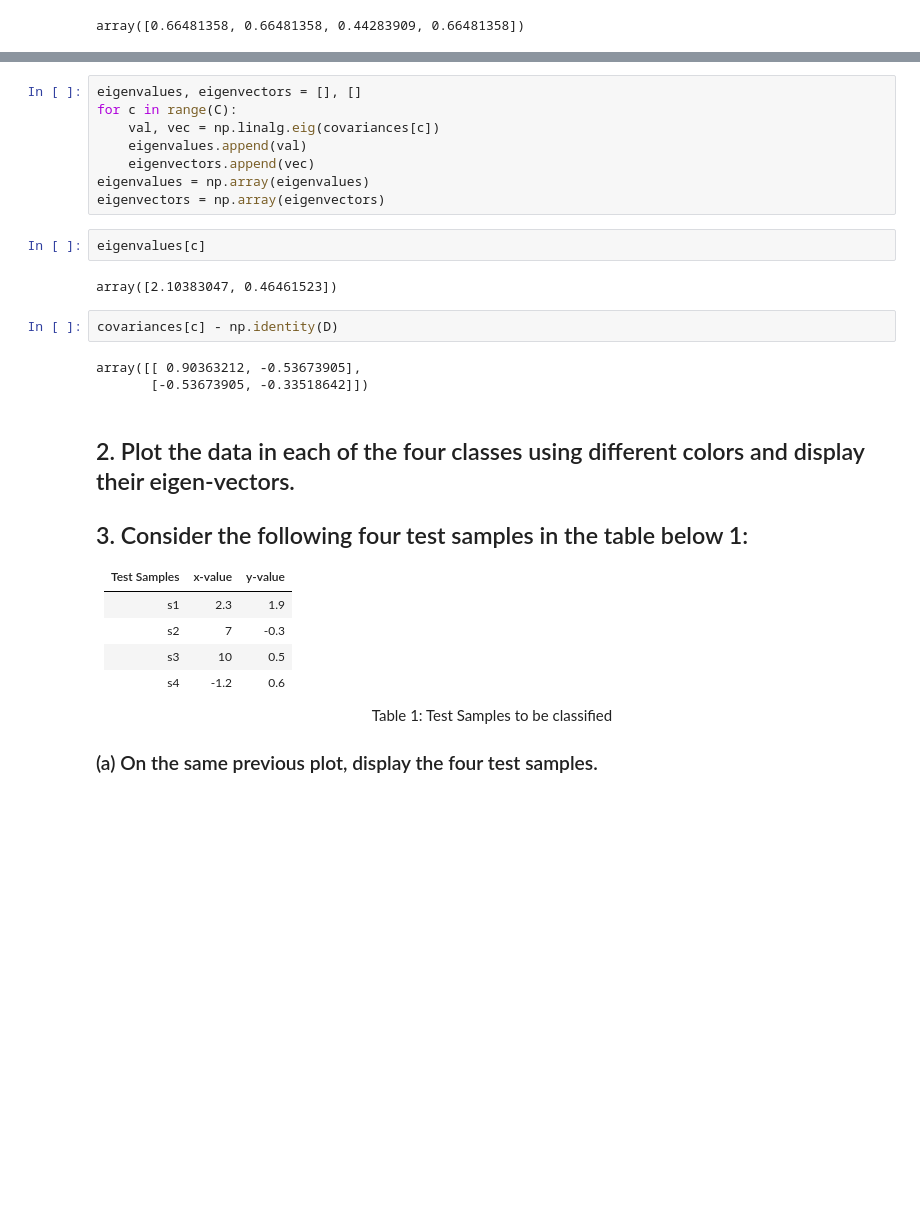
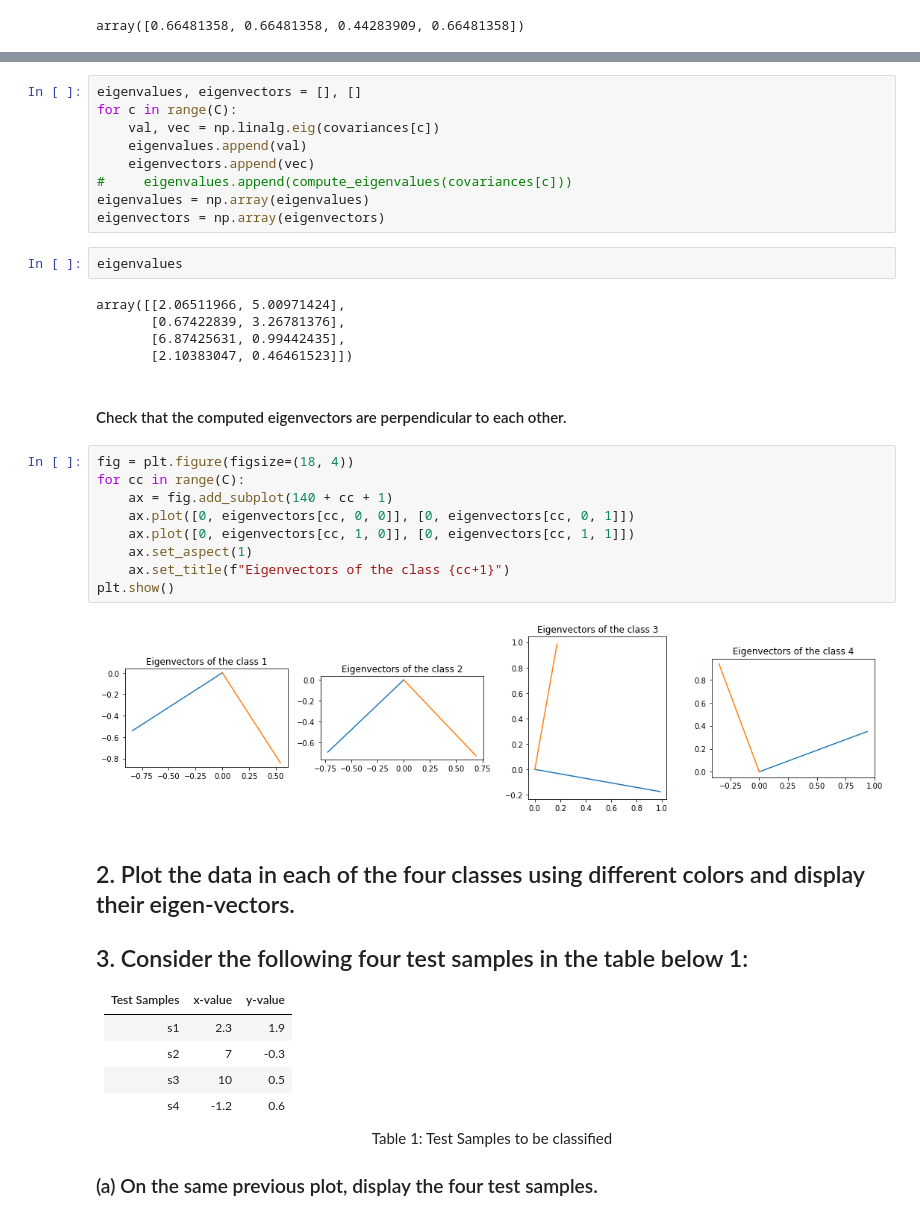
Before and after one commit to tmwatchanan/pattern-recognition, a Jupyter notebook: miniproject_1.ipynb, the cells around one changed output, grey strips where cells are left out. Cells and saved outputs as stored; diff of their text form; blank space fills up the shorter version.

```diff
--- a/miniproject_1.ipynb
+++ b/miniproject_1.ipynb
@@ -122,17 +125,29 @@ for c in range(C):
     val, vec = np.linalg.eig(covariances[c])
     eigenvalues.append(val)
     eigenvectors.append(vec)
+#     eigenvalues.append(compute_eigenvalues(covariances[c]))
 eigenvalues = np.array(eigenvalues)
 eigenvectors = np.array(eigenvectors)
 # %%
-eigenvalues[c]
+eigenvalues
 # %% [output]
-array([2.10383047, 0.46461523])
+array([[2.06511966, 5.00971424],
+       [0.67422839, 3.26781376],
+       [6.87425631, 0.99442435],
+       [2.10383047, 0.46461523]])
-# %%
-covariances[c] - np.identity(D)
-# %% [output]
-array([[ 0.90363212, -0.53673905],
-       [-0.53673905, -0.33518642]])
+# %% [markdown]
+#### Check that the computed eigenvectors are perpendicular to each other.
+# %%
+fig = plt.figure(figsize=(18, 4))
+for cc in range(C):
+    ax = fig.add_subplot(140 + cc + 1)
+    ax.plot([0, eigenvectors[cc, 0, 0]], [0, eigenvectors[cc, 0, 1]])
+    ax.plot([0, eigenvectors[cc, 1, 0]], [0, eigenvectors[cc, 1, 1]])
+    ax.set_aspect(1)
+    ax.set_title(f"Eigenvectors of the class {cc+1}")
+plt.show()
+# %% [output]
+[figure, added]
 # %% [markdown]
 ## 2. Plot the data in each of the four classes using different colors and display their eigen-vectors.
 
```
Also changed, not shown: parts of 54 cells of this notebook.
